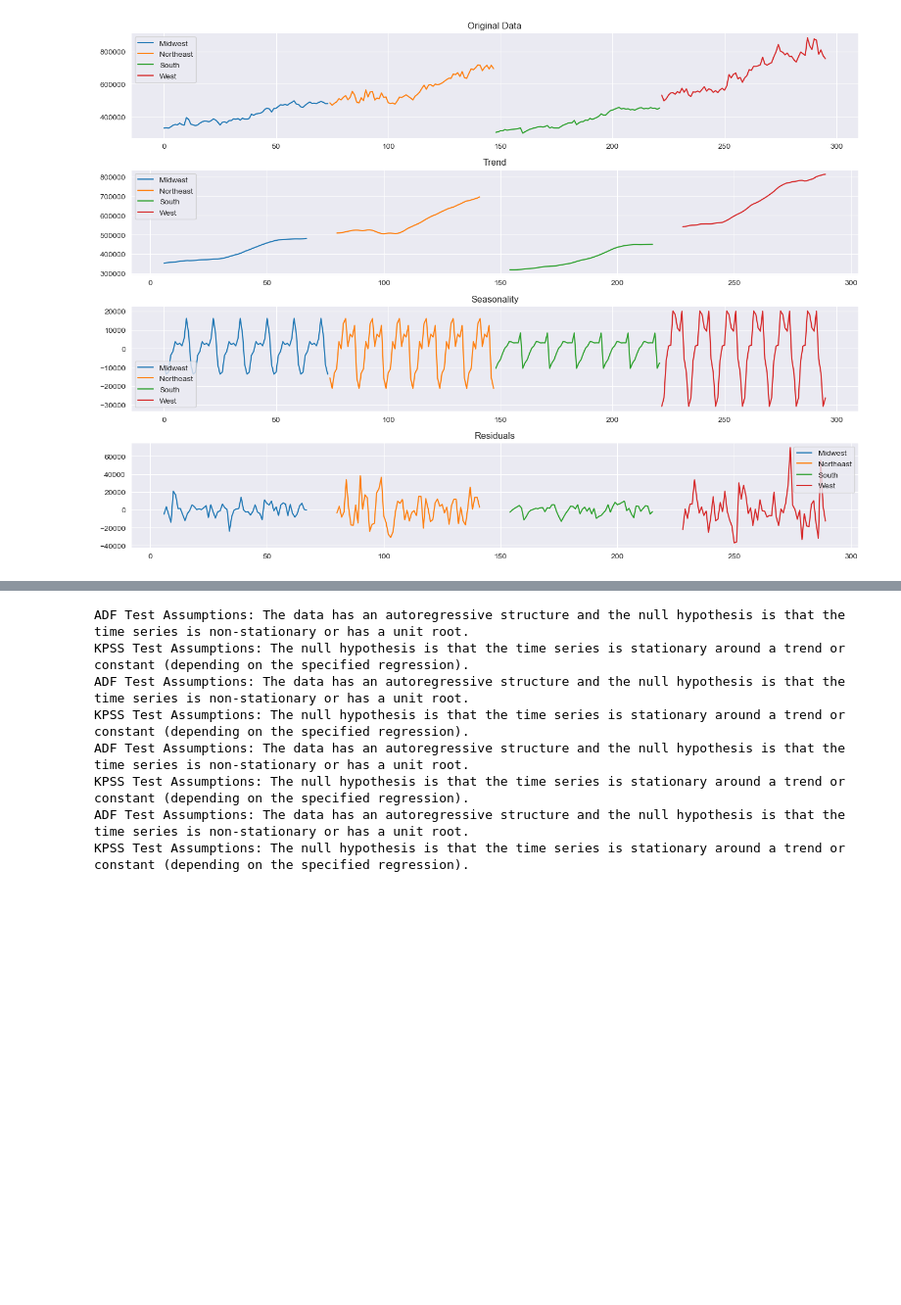
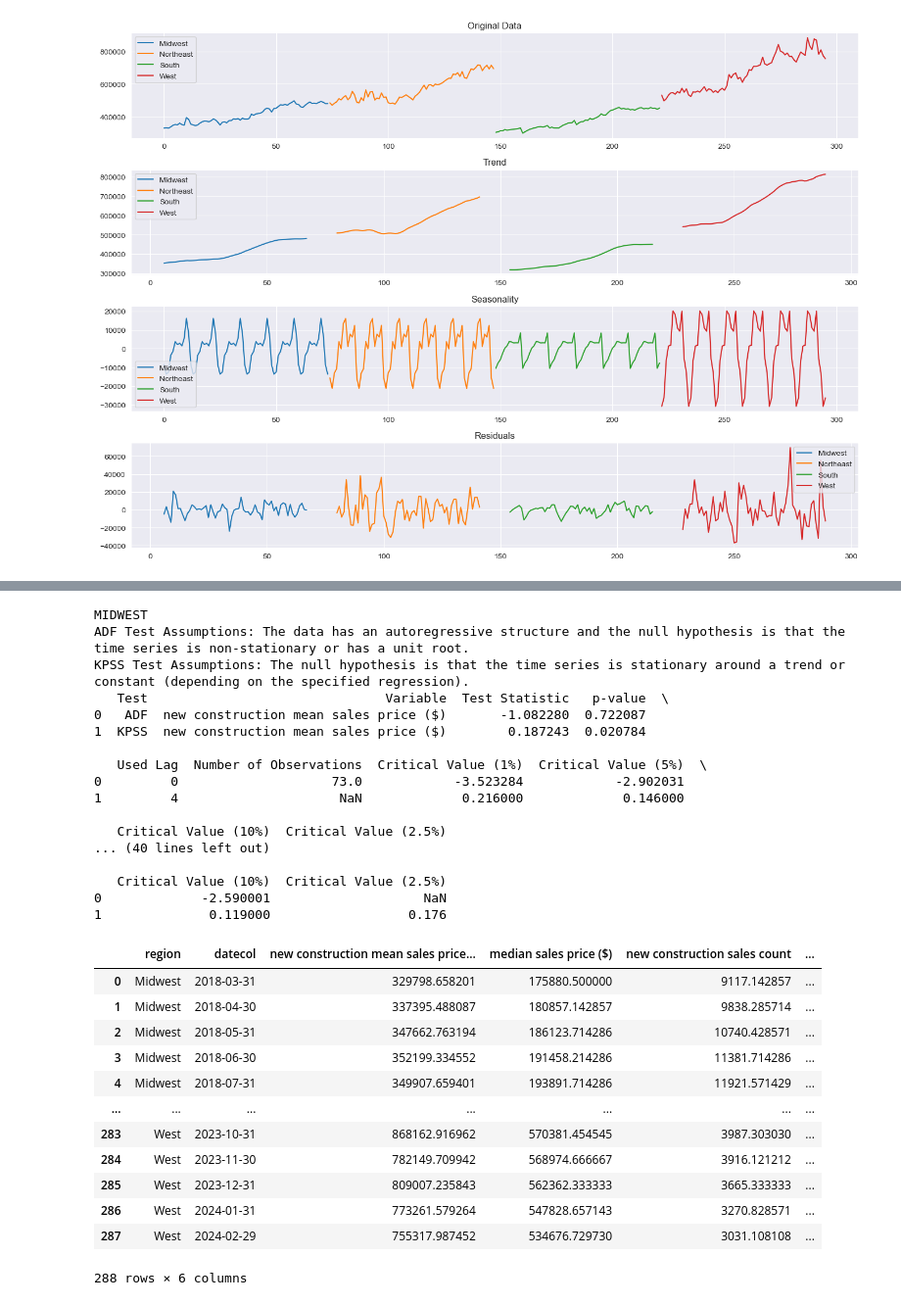
Before and after one commit to jacobsimeral/TS_Forecasting_Project, a Jupyter notebook: Code/EDA/JS_EDA.ipynb, the cells around one changed output, grey strips where cells are left out. Shown at 98% size. Drawn from its saved outputs; the diff is of its cells as text; code cells hidden in the pictures; blank space fills up the shorter version.

```diff
--- a/Code/EDA/JS_EDA.ipynb
+++ b/Code/EDA/JS_EDA.ipynb
@@ -106,5 +129,5 @@ combined.describe()
 # %%
-combined = combined.rename(columns={'date':'datecol'})
+combined['datecol'] = combined.index
 combined
 # %% [output]
 |  | regionid | sizerank | regionname | regiontype | region | statename | new construction sales count | ... |
@@ -245,13 +279,45 @@ Index(['new construction mean sales price ($)'], dtype='object')
 [figure]
 # %%
 for region in grouped_new_con['region'].unique():
-    run_stationarity_tests(pd.DataFrame(grouped_new_con[grouped_new_con['region']==region]['new construction mean sales price ($)']))
+    print(str.upper(region))
+    print(run_stationarity_tests(
+        pd.DataFrame(grouped_new_con[grouped_new_con['region'] == region]['new construction mean sales price ($)'])))
 # %% [output]
+MIDWEST
 ADF Test Assumptions: The data has an autoregressive structure and the null hypothesis is that the time series is non-stationary or has a unit root.
 KPSS Test Assumptions: The null hypothesis is that the time series is stationary around a trend or constant (depending on the specified regression).
-ADF Test Assumptions: The data has an autoregressive structure and the null hypothesis is that the time series is non-stationary or has a unit root.
-KPSS Test Assumptions: The null hypothesis is that the time series is stationary around a trend or constant (depending on the specified regression).
-ADF Test Assumptions: The data has an autoregressive structure and the null hypothesis is that the time series is non-stationary or has a unit root.
-KPSS Test Assumptions: The null hypothesis is that the time series is stationary around a trend or constant (depending on the specified regression).
-ADF Test Assumptions: The data has an autoregressive structure and the null hypothesis is that the time series is non-stationary or has a unit root.
-KPSS Test Assumptions: The null hypothesis is that the time series is stationary around a trend or constant (depending on the specified regression).
+   Test                               Variable  Test Statistic   p-value  \
+0   ADF  new construction mean sales price ($)       -1.082280  0.722087
+1  KPSS  new construction mean sales price ($)        0.187243  0.020784
+
+   Used Lag  Number of Observations  Critical Value (1%)  Critical Value (5%)  \
+0         0                    73.0            -3.523284            -2.902031
+1         4                     NaN             0.216000             0.146000
+
+   Critical Value (10%)  Critical Value (2.5%)
+... (40 lines left out)
+
+   Critical Value (10%)  Critical Value (2.5%)
+0             -2.590001                    NaN
+1              0.119000                  0.176
+# %%
+
+grouped_combined = combined[['region', 'datecol', 'new construction mean sales price ($)', 'median sales price ($)',
+                             'new construction sales count', 'mean price cut ($)']].dropna().groupby(
+    by=['region', 'datecol']).mean()
+grouped_combined = grouped_combined.reset_index()
+grouped_combined
+# %% [output]
+|  | region | datecol | new construction mean sales price... | median sales price ($) | new construction sales count | ... |
+| 0 | Midwest | 2018-03-31 | 329798.658201 | 175880.500000 | 9117.142857 | ... |
+| 1 | Midwest | 2018-04-30 | 337395.488087 | 180857.142857 | 9838.285714 | ... |
+| 2 | Midwest | 2018-05-31 | 347662.763194 | 186123.714286 | 10740.428571 | ... |
+| 3 | Midwest | 2018-06-30 | 352199.334552 | 191458.214286 | 11381.714286 | ... |
+| 4 | Midwest | 2018-07-31 | 349907.659401 | 193891.714286 | 11921.571429 | ... |
+| ... | ... | ... | ... | ... | ... | ... |
+| 283 | West | 2023-10-31 | 868162.916962 | 570381.454545 | 3987.303030 | ... |
+| 284 | West | 2023-11-30 | 782149.709942 | 568974.666667 | 3916.121212 | ... |
+| 285 | West | 2023-12-31 | 809007.235843 | 562362.333333 | 3665.333333 | ... |
+| 286 | West | 2024-01-31 | 773261.579264 | 547828.657143 | 3270.828571 | ... |
+| 287 | West | 2024-02-29 | 755317.987452 | 534676.729730 | 3031.108108 | ... |
+288 rows × 6 columns
```
Also changed, not shown: parts of 12 cells of this notebook, 3 other files.
